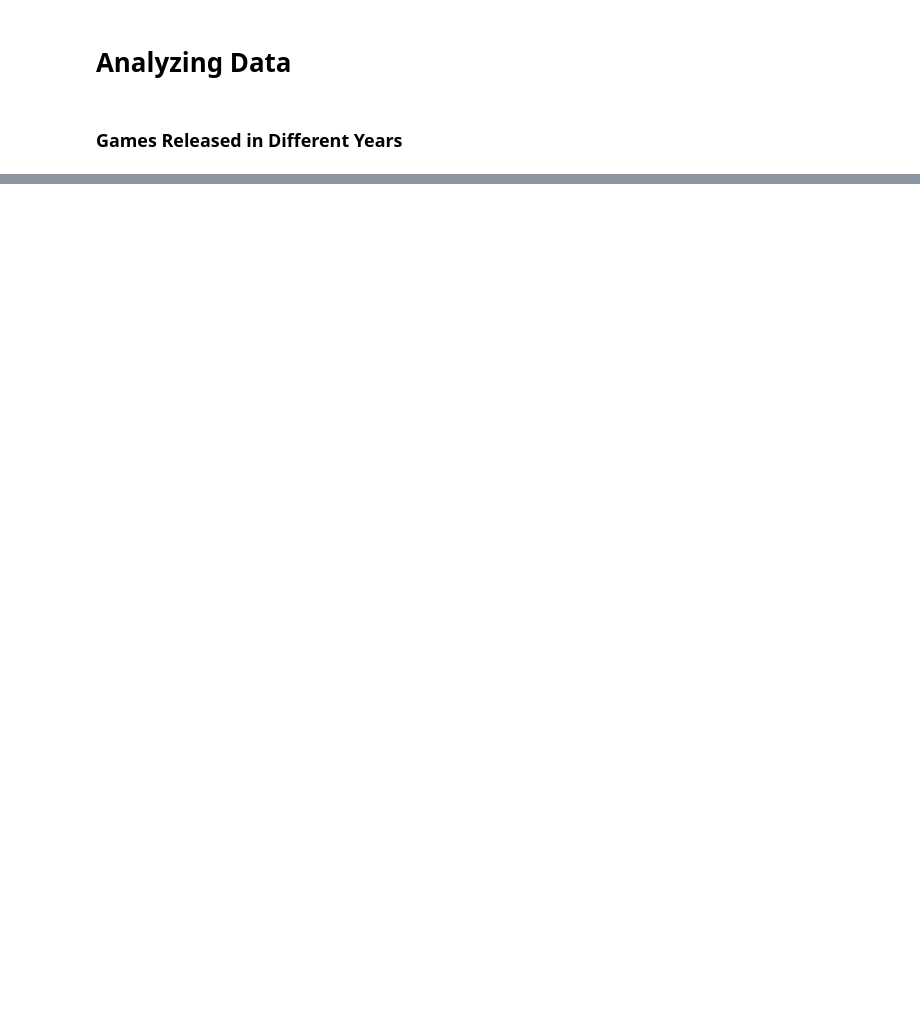
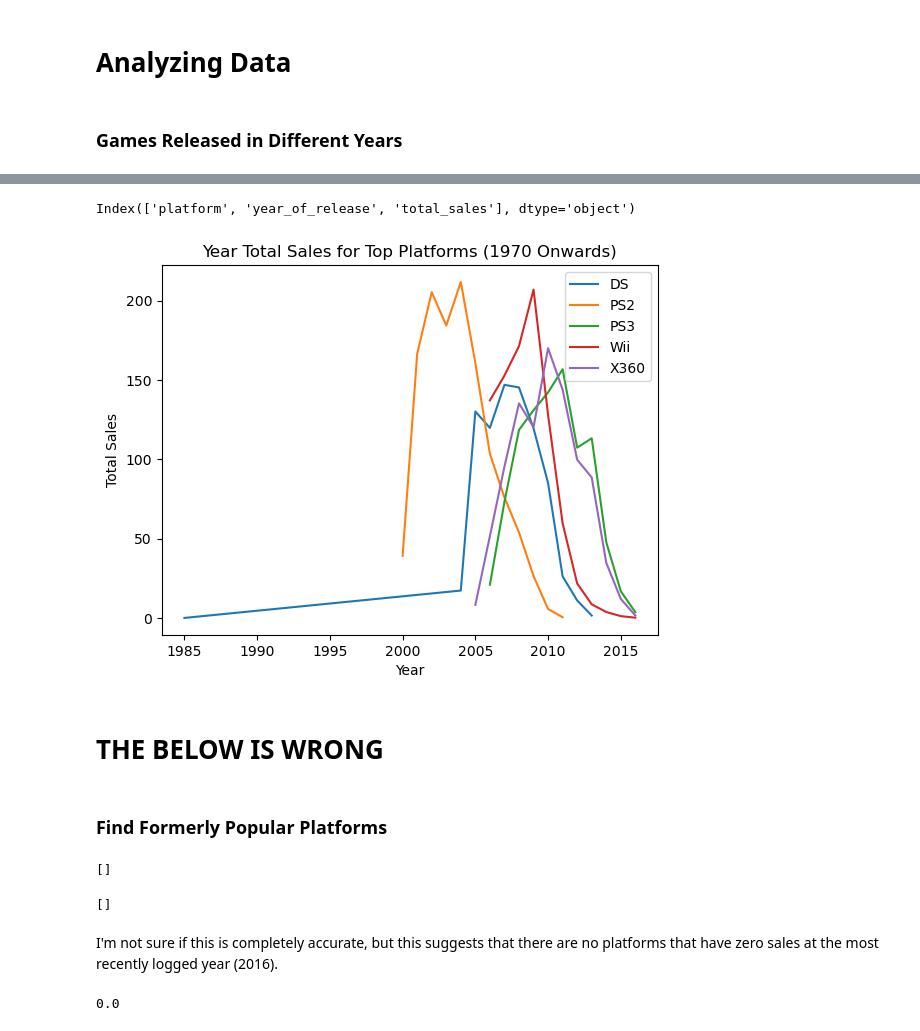
Before and after one commit to xevihaqeel/GameData, a Jupyter notebook: VideoGameDataAnalysis.ipynb, the cells around one changed output, grey strips where cells are left out. Saved outputs shown, nothing was run; the diff lists cells and outputs as text; code cells hidden in the pictures; blank space fills up the shorter version.

```diff
--- a/VideoGameDataAnalysis.ipynb
+++ b/VideoGameDataAnalysis.ipynb
@@ -127,0 +133,5 @@ plt.show()
+# %%
+platform_sales = games.groupby('platform',as_index=True)['total_sales'].sum().to_frame()
+# %%
+top_platforms = platform_sales['total_sales'].nlargest(5)
+display(top_platforms)
@@ -127,0 +148,3 @@ plt.show()
+# %%
+distribution = games[games['platform'].isin(top_platforms.index)].groupby(['platform','year_of_release'])['total_sales'].sum().reset_index()
+display(distribution)
@@ -127,0 +165,27 @@ plt.show()
+# %%
+print(distribution.columns)
+# %% [output]
+Index(['platform', 'year_of_release', 'total_sales'], dtype='object')
+# %%
+# Filter the data to include games from 1970 onwards
+distribution_reset = distribution[distribution['year_of_release'] >= 1970].reset_index()
+
+fig, ax = plt.subplots()
+
+for platform in distribution_reset['platform'].unique():
+    platform_data = distribution_reset[distribution_reset['platform'] == platform]
+    ax.plot(platform_data['year_of_release'], platform_data['total_sales'], label=platform)
+
+ax.set_title('Year Total Sales for Top Platforms (1970 Onwards)')
+ax.set_xlabel('Year')
+ax.set_ylabel('Total Sales')
+
+ax.legend()
+
+plt.show()
+# %% [output]
+[figure, added]
+# %% [markdown]
+# THE BELOW IS WRONG
+# %% [markdown]
+### Find Formerly Popular Platforms
@@ -127,0 +198,4 @@ plt.show()
+# %%
+print(platforms_zero_sales)
+# %% [output]
+[]
@@ -127,0 +210,22 @@ plt.show()
+# %%
+display(pop_zero)
+# %% [output]
+[]
+# %% [markdown]
+I'm not sure if this is completely accurate, but this suggests that there are no platforms that have zero sales at the most recently logged year (2016).
+# %%
+# Calculate the lifespan of each platform
+games['lifespan'] = games.groupby('platform')['year_of_release'].transform(lambda x: x.max() - x.min())
+
+# Calculate the average lifespan
+average_lifespan = games['lifespan'].mean()
+
+# Calculate the appearance of new platforms
+games_sorted = games.sort_values('year_of_release')
+games['new_platform'] = games_sorted['platform'] != games_sorted['platform'].shift()
+games_sorted['time_to_next_platform'] = games_sorted.loc[games_sorted['new_platform'], 'year_of_release'].diff()
+
+# Calculate the average time to next platform
+average_time_to_next_platform = games_sorted['time_to_next_platform'].mean()
+# %% [output]
+0.0
```
Also changed, not shown: parts of 16 cells of this notebook.
